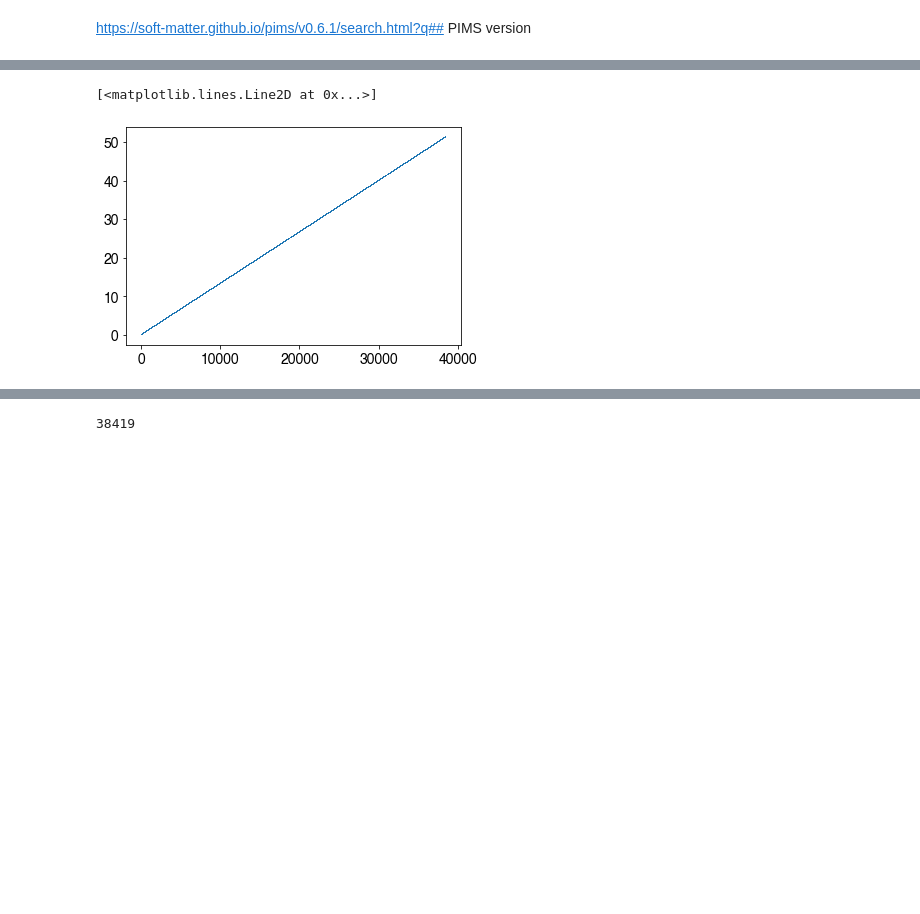
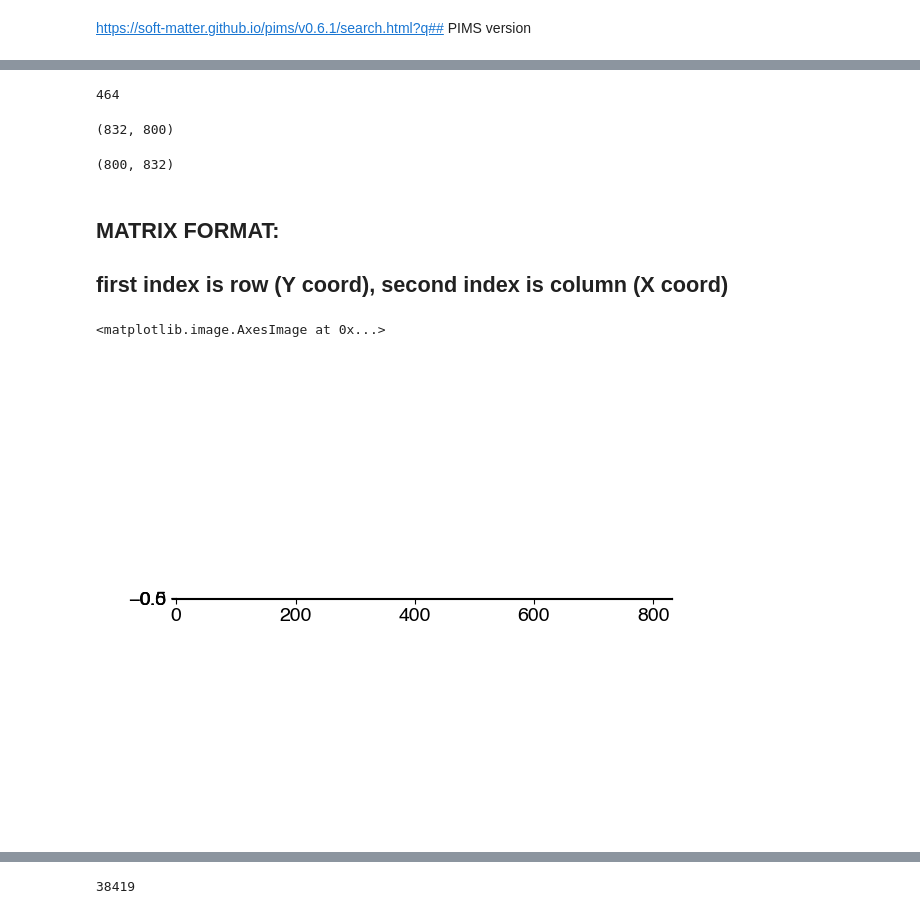
Before and after one commit to fvegar/brownian, a Jupyter notebook: brownian.ipynb, the cells around one changed output, grey strips where cells are left out. Drawn from its saved outputs; the diff is of its cells as text; code cells hidden in the pictures; blank space fills up the shorter version.

```diff
--- a/brownian.ipynb
+++ b/brownian.ipynb
@@ -88,5 +63,25 @@ findfont: Font family ['Helvetica'] not found. Falling back to DejaVu Sans.
-# %%
-plt.plot(t,',')
-# %% [output]
-[<matplotlib.lines.Line2D at 0x...>]
-[figure, removed]
+# %%
+np.max(video[0])
+# %% [output]
+464
+# %%
+video.frame_shape
+# X is 832 (no. of columns)
+# Y is 800 (no. of rows)
+# %% [output]
+(832, 800)
+# %%
+# NOTICE, HOWEVER:
+np.shape(video[0])
+# %% [output]
+(800, 832)
+# %% [markdown]
+## MATRIX FORMAT:
+## first index is row (Y coord), second index is column (X coord)
+# %%
+# display first row complete (Y value, 1st index)
+plt.figure()
+plt.imshow(video[0][0:1,:], cmap=cm.binary_r)
+# %% [output]
+<matplotlib.image.AxesImage at 0x...>
+[figure, added]
```
Also changed, not shown: parts of 53 cells of this notebook, 2 other files.
